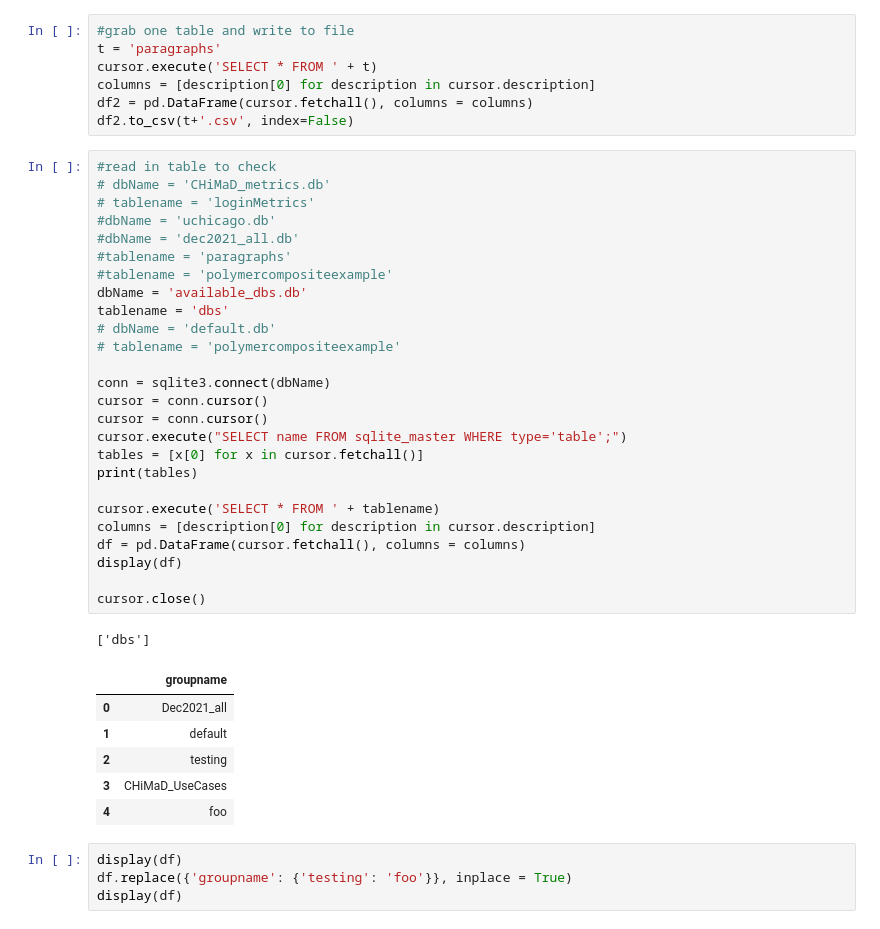
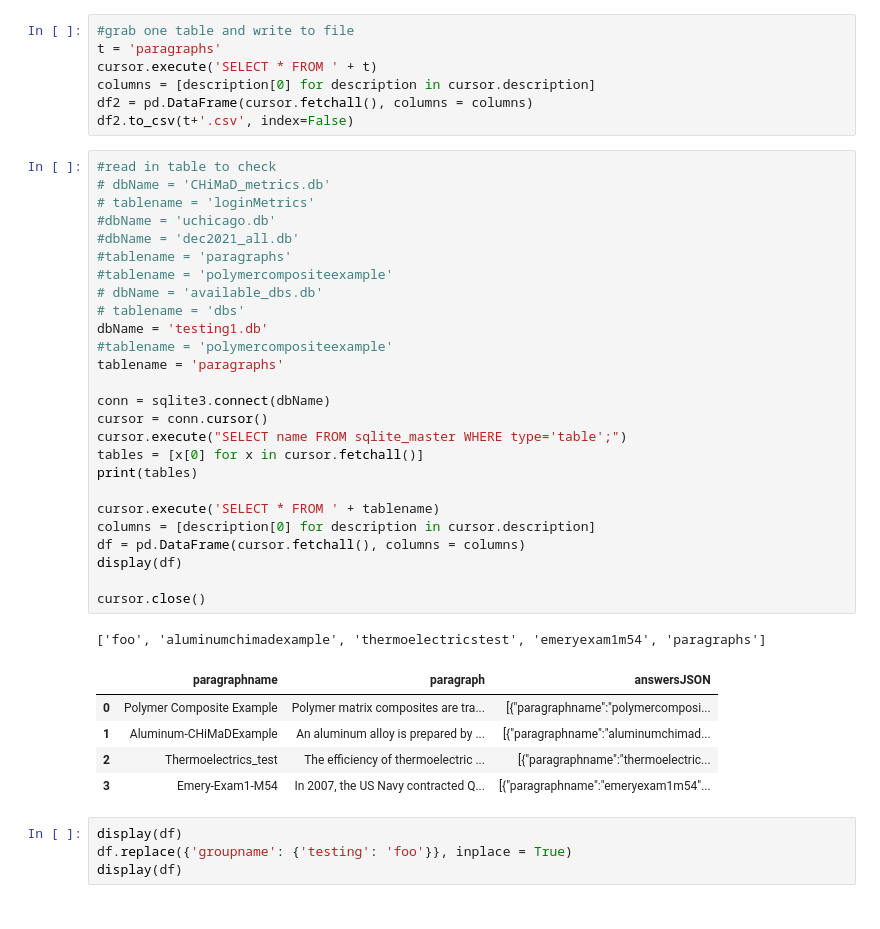
Before and after one commit to ageller/CHiMaDSystemDesignToolbox, a Jupyter notebook: chimadApp/app/static/data/sqlite3/pandas_to_sqlite3.ipynb, the cells around one changed output. Drawn from its saved outputs; the diff is of its cells as text.

```diff
--- a/chimadApp/app/static/data/sqlite3/pandas_to_sqlite3.ipynb
+++ b/chimadApp/app/static/data/sqlite3/pandas_to_sqlite3.ipynb
@@ -252,37 +249,36 @@ df2.to_csv(t+'.csv', index=False)
 # %%
 #read in table to check
 # dbName = 'CHiMaD_metrics.db'
 # tablename = 'loginMetrics'
 #dbName = 'uchicago.db'
 #dbName = 'dec2021_all.db'
 #tablename = 'paragraphs'
 #tablename = 'polymercompositeexample'
-dbName = 'available_dbs.db'
-tablename = 'dbs'
-# dbName = 'default.db'
-# tablename = 'polymercompositeexample'
+# dbName = 'available_dbs.db'
+# tablename = 'dbs'
+dbName = 'testing1.db'
+#tablename = 'polymercompositeexample'
+tablename = 'paragraphs'
 
 conn = sqlite3.connect(dbName)
-cursor = conn.cursor()
 cursor = conn.cursor()
 cursor.execute("SELECT name FROM sqlite_master WHERE type='table';")
 tables = [x[0] for x in cursor.fetchall()]
 print(tables)
 
 cursor.execute('SELECT * FROM ' + tablename)
 columns = [description[0] for description in cursor.description]
 df = pd.DataFrame(cursor.fetchall(), columns = columns)
 display(df)
 
 cursor.close()
 # %% [output]
-['dbs']
+['foo', 'aluminumchimadexample', 'thermoelectricstest', 'emeryexam1m54', 'paragraphs']
-|  | groupname |
-| 0 | Dec2021_all |
-| 1 | default |
-| 2 | testing |
-| 3 | CHiMaD_UseCases |
-| 4 | foo |
+|  | paragraphname | paragraph | answersJSON |
+| 0 | Polymer Composite Example | Polymer matrix composites are tra... | [{"paragraphname":"polymercomposi... |
+| 1 | Aluminum-CHiMaDExample | An aluminum alloy is prepared by ... | [{"paragraphname":"aluminumchimad... |
+| 2 | Thermoelectrics_test | The efficiency of thermoelectric ... | [{"paragraphname":"thermoelectric... |
+| 3 | Emery-Exam1-M54 | In 2007, the US Navy contracted Q... | [{"paragraphname":"emeryexam1m54"... |
 # %%
 display(df)
 df.replace({'groupname': {'testing': 'foo'}}, inplace = True)
```
Also changed, not shown: parts of 3 cells of this notebook, 5 other files.
